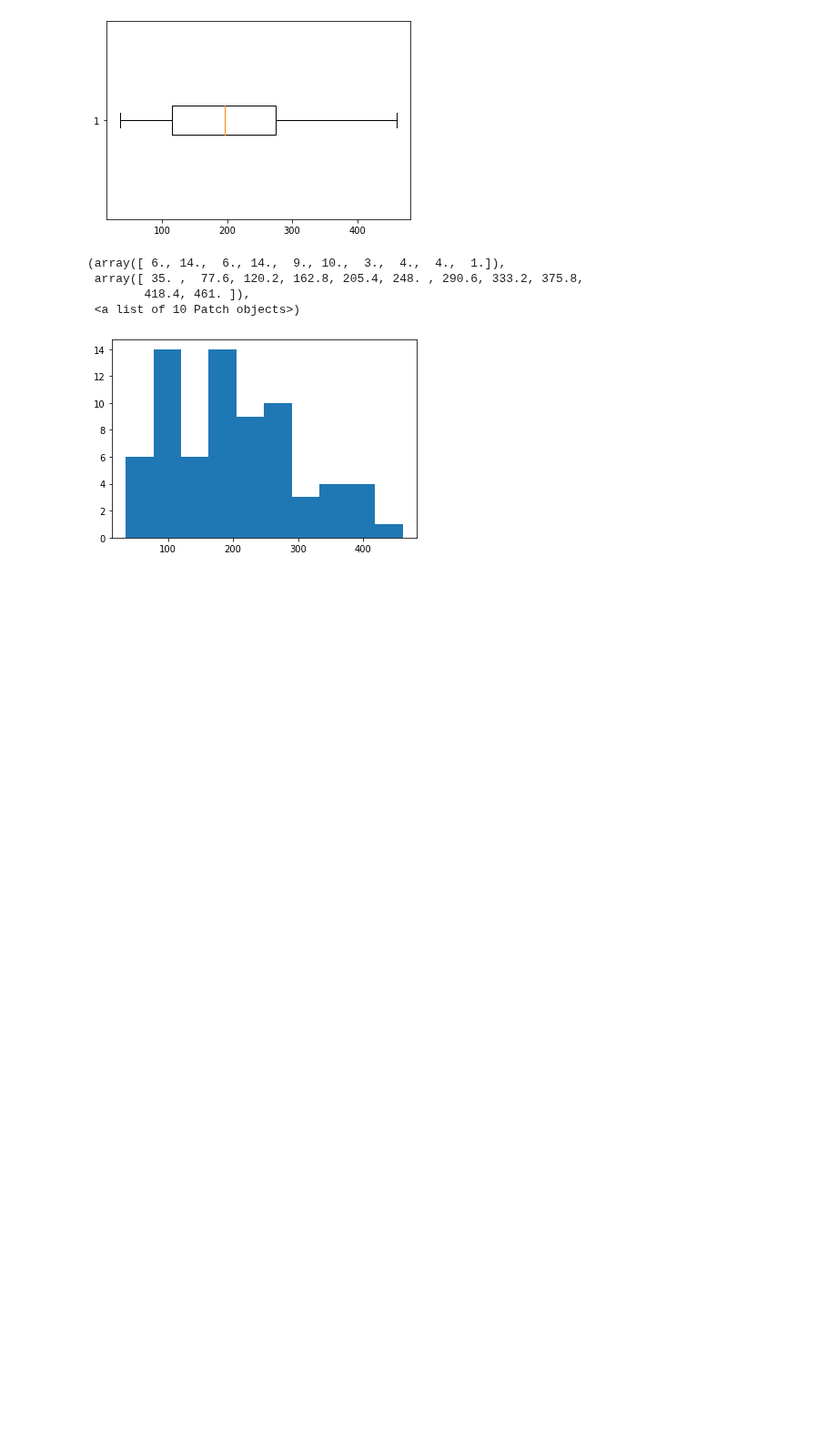
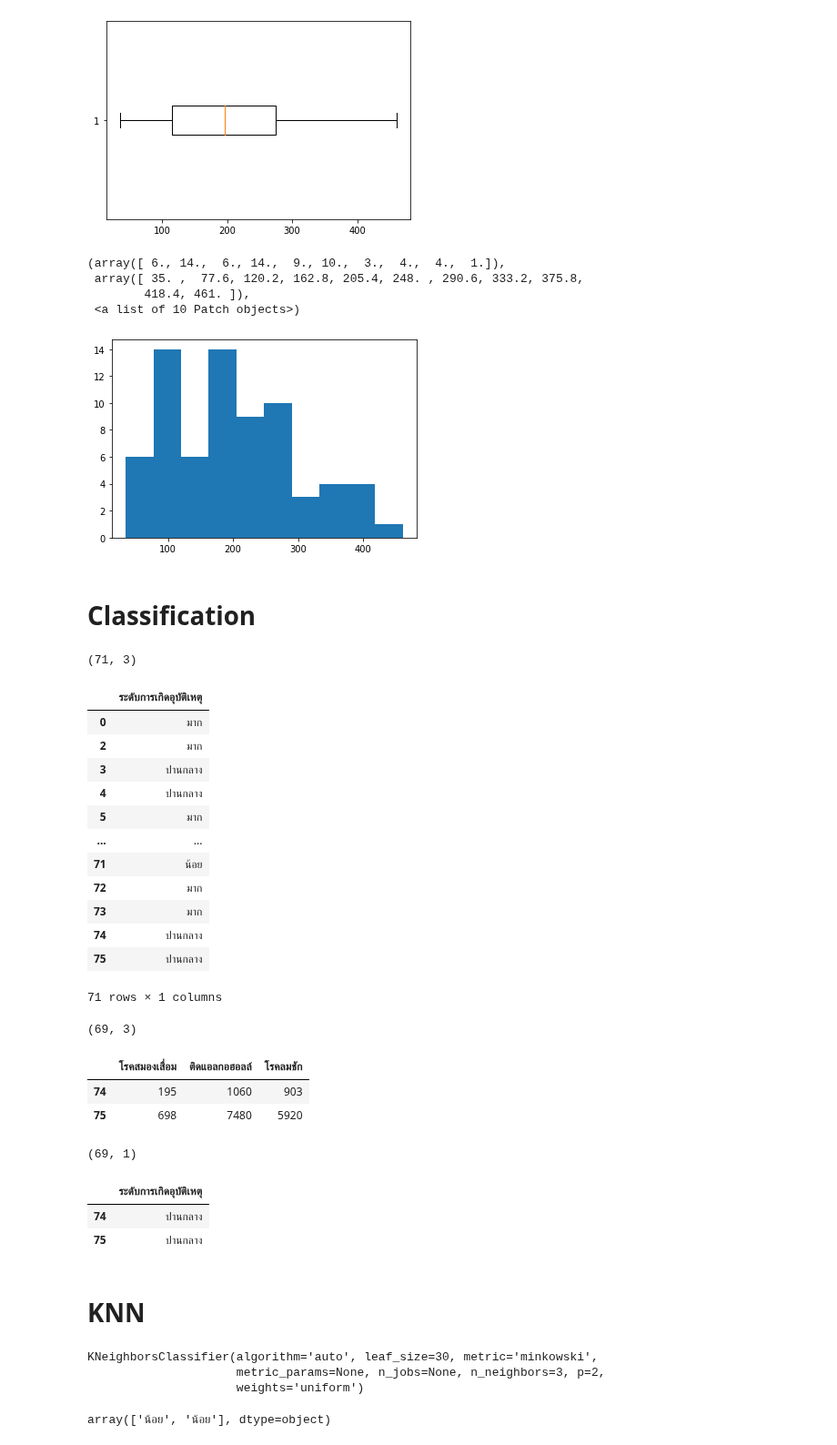
Before and after one commit to Adibank/DPDM, a Jupyter notebook: Project.ipynb, the cells around one changed output. Shown at 91% size. Drawn from its saved outputs; the diff is of its cells as text; code cells hidden in the pictures; blank space fills up the shorter version.

```diff
--- a/Project.ipynb
+++ b/Project.ipynb
@@ -718,3 +718,53 @@ plt.hist(x)
         418.4, 461. ]),
  <a list of 10 Patch objects>)
 [figure]
+# %% [markdown]
+# Classification
+# %%
+x = no_outlier_no_missing[['โรคสมองเสื่อม','ติดแอลกอฮอลล์','โรคลมชัก']]
+x.shape
+# %% [output]
+(71, 3)
+# %%
+y = no_outlier_no_missing[['ระดับการเกิดอุบัติเหตุ']]
+y
+# %% [output]
+|  | ระดับการเกิดอุบัติเหตุ |
+| 0 | มาก |
+| 2 | มาก |
+| 3 | ปานกลาง |
+| 4 | ปานกลาง |
+| 5 | มาก |
+| ... | ... |
+| 71 | น้อย |
+| 72 | มาก |
+| 73 | มาก |
+| 74 | ปานกลาง |
+| 75 | ปานกลาง |
+71 rows × 1 columns
+# %%
+x_train = x.iloc[:-2,:]
+print(x_train.shape)
+# %% [output]
+(69, 3)
+# %%
+x_test = x.iloc[-2:,:]
+x_test
+# %% [output]
+|  | โรคสมองเสื่อม | ติดแอลกอฮอลล์ | โรคลมชัก |
+| 74 | 195 | 1060 | 903 |
+| 75 | 698 | 7480 | 5920 |
+# %%
+y_train = y.iloc[:-2]
+y_train.shape
+# %% [output]
+(69, 1)
+# %%
+y_test = y[-2:]
+y_test
+# %% [output]
+|  | ระดับการเกิดอุบัติเหตุ |
+| 74 | ปานกลาง |
+| 75 | ปานกลาง |
+# %% [markdown]
+# KNN
@@ -720,0 +775,10 @@ plt.hist(x)
+# %%
+myKNN.fit(x_train,y_train)
+# %% [output]
+KNeighborsClassifier(algorithm='auto', leaf_size=30, metric='minkowski',
+                     metric_params=None, n_jobs=None, n_neighbors=3, p=2,
+                     weights='uniform')
+# %%
+myKNN.predict(x_test)
+# %% [output]
+array(['น้อย', 'น้อย'], dtype=object)
```
Also changed, not shown: parts of 26 cells of this notebook.
